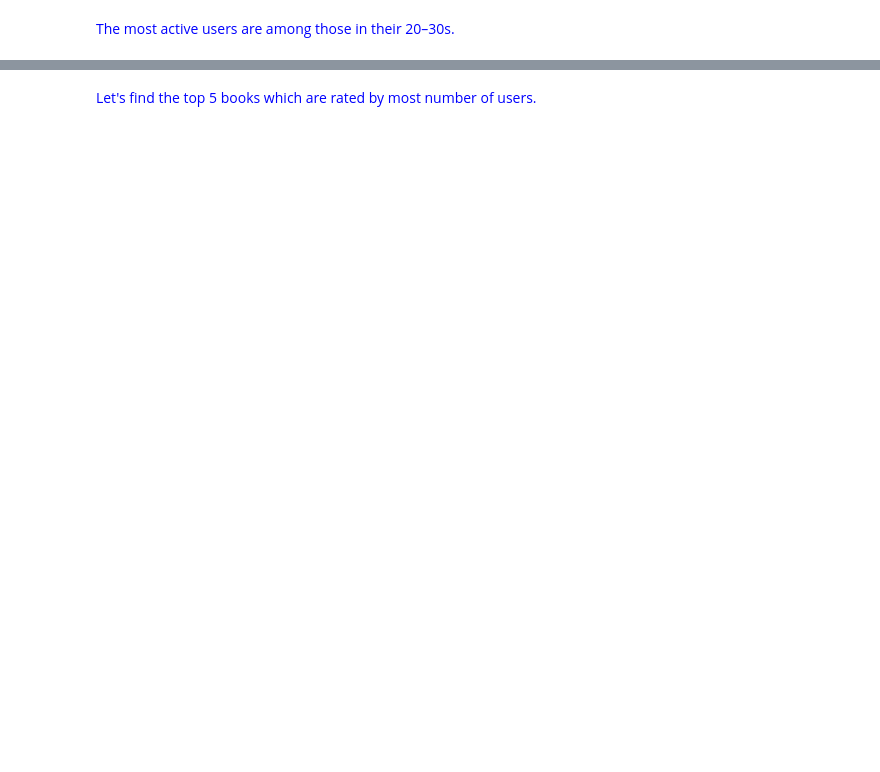
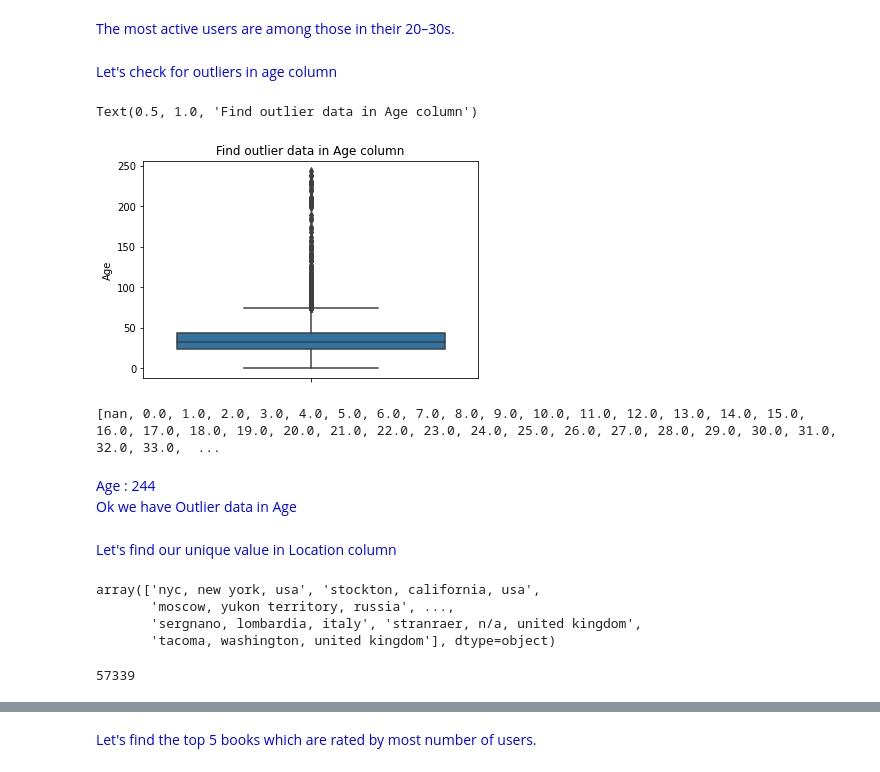
Before and after one commit to Harsh1091996/Book-Recommendation-System, a Jupyter notebook: Himanshu_Sharma_Book_Recommendation.ipynb, the cells around one changed output, grey strips where cells are left out. Drawn from its saved outputs; the diff is of its cells as text; code cells hidden in the pictures; blank space fills up the shorter version.

```diff
--- a/Himanshu_Sharma_Book_Recommendation.ipynb
+++ b/Himanshu_Sharma_Book_Recommendation.ipynb
@@ -116,2 +125,30 @@ plt.show()
 # %% [markdown]
 <font color='blue'>The most active users are among those in their 20–30s.
+# %% [markdown]
+<font color='blue'>Let's check for outliers in age column
+# %%
+sns.boxplot(y='Age', data=users)
+plt.title('Find outlier data in Age column')
+# %% [output]
+Text(0.5, 1.0, 'Find outlier data in Age column')
+[figure, added]
+# %%
+print(sorted(users.Age.unique()))
+# %% [output]
+[nan, 0.0, 1.0, 2.0, 3.0, 4.0, 5.0, 6.0, 7.0, 8.0, 9.0, 10.0, 11.0, 12.0, 13.0, 14.0, 15.0, 16.0, 17.0, 18.0, 19.0, 20.0, 21.0, 22.0, 23.0, 24.0, 25.0, 26.0, 27.0, 28.0, 29.0, 30.0, 31.0, 32.0, 33.0,  ...
+# %% [markdown]
+<font color='blue'>Age : 244 <br>
+Ok we have Outlier data in Age
+# %% [markdown]
+<font color='blue'>Let's find our unique value in Location column
+# %%
+users.Location.unique()
+# %% [output]
+array(['nyc, new york, usa', 'stockton, california, usa',
+       'moscow, yukon territory, russia', ...,
+       'sergnano, lombardia, italy', 'stranraer, n/a, united kingdom',
+       'tacoma, washington, united kingdom'], dtype=object)
+# %%
+users.Location.nunique()
+# %% [output]
+57339
```
Also changed, not shown: parts of 77 cells of this notebook.
